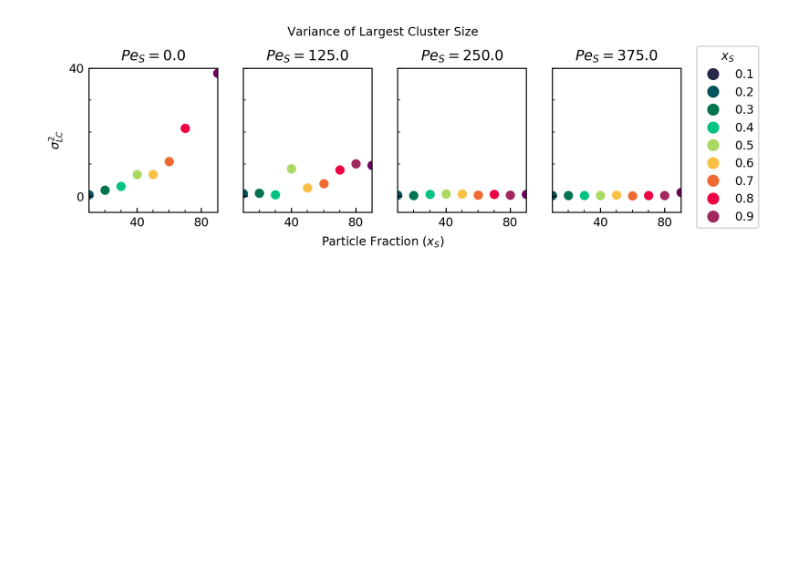
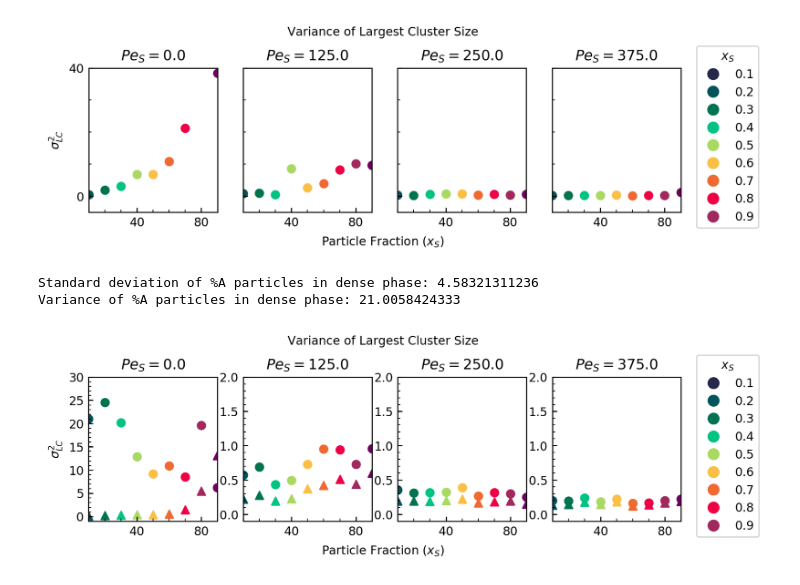
Before and after one commit to kolbt/whingdingdilly, a Jupyter notebook: ipython/particle_fraction/par_frac_data.ipynb, the cells around one changed output. Drawn from its saved outputs; the diff is of its cells as text; code cells hidden in the pictures; blank space fills up the shorter version.

Commit message:
Recording number of A and B particles in largest cluster

```diff
--- a/ipython/particle_fraction/par_frac_data.ipynb
+++ b/ipython/particle_fraction/par_frac_data.ipynb
@@ -884,3 +884,73 @@ plt.legend(title=r'$x_{S}$', handles=legend_elements, loc = 4, bbox_to_anchor=(1
 plt.show()
 # %% [output]
 [figure]
+# %%
+dnAVar = []
+dnBVar = []
+
+for i in xrange(numFiles):
+    dnAVar.append((stdErr['Dense_A'][i])**2)
+    dnBVar.append((stdErr['Dense_B'][i])**2)
+
+print("Standard deviation of %A particles in dense phase: {}").format(stdErr['Dense_A'][0])
+print("Variance of %A particles in dense phase: {}").format(stdErr['Dense_A'][0]**2)
+
+# Let's plot variance of each particle type in dense phase:
+fig, ax = plt.subplots(1, 4, figsize=(8, 2))
+for i in xrange(numFiles):
+    for j in xrange(len(distPeSlow)):
+        if params['peA'][i] == distPeSlow[j] and params['xA'][i] != 100 and params['xA'][i] != 0:
+            ax[j].scatter(params['xA'][i], dnAVar[i],
+                          c=getCol(params['xA'][i]),
+                          marker='o'
+                         )
+            ax[j].scatter(params['xA'][i], dnBVar[i],
+                          c=getCol(params['xA'][i]),
+                          marker='^'
+                         )
+            # Set x axis values
+            ax[j].set_xlim(10, 90)
+            ax[j].xaxis.set_major_locator(MultipleLocator(40))
+            ax[j].xaxis.set_minor_locator(MultipleLocator(10))
+            # Set y axis values
+            ax[j].set_ylim(-5, 30)
+            ax[j].yaxis.set_major_locator(MultipleLocator(5))
+            ax[j].yaxis.set_minor_locator(MultipleLocator(1))
+            ax[j].set_title(r'$Pe_{S}=$' + str(params['peA'][i]))
+
+# Reset axis values if need be:
+ax[0].set_ylim(-1, 30)
+
+ax[1].set_ylim(-0.1, 2)
+ax[1].yaxis.set_major_locator(MultipleLocator(0.5))
+ax[1].yaxis.set_minor_locator(MultipleLocator(0.1))
+
+ax[2].set_ylim(-0.1, 2)
+ax[2].yaxis.set_major_locator(MultipleLocator(0.5))
+ax[2].yaxis.set_minor_locator(MultipleLocator(0.1))
+
+ax[3].set_ylim(-0.1, 2)
+ax[3].yaxis.set_major_locator(MultipleLocator(0.5))
+ax[3].yaxis.set_minor_locator(MultipleLocator(0.1))
+
+ax[0].set_ylabel(r'$\sigma_{LC}^{2}$')
+fig.text(0.51, 1.05, 'Variance of Largest Cluster Size', ha='center')
+fig.text(0.51, -0.05, r'Particle Fraction $(x_{S})$', ha='center')
+
+msz = 10
+legend_elements = [Line2D([0], [0], marker='o', color='w', markerfacecolor=myCols[0], markersize=msz, label=r'$0.1$'),
+                   Line2D([0], [0], marker='o', color='w', markerfacecolor=myCols[1], markersize=msz, label=r'$0.2$'),
+                   Line2D([0], [0], marker='o', color='w', markerfacecolor=myCols[2], markersize=msz, label=r'$0.3$'),
+                   Line2D([0], [0], marker='o', color='w', markerfacecolor=myCols[3], markersize=msz, label=r'$0.4$'),
+                   Line2D([0], [0], marker='o', color='w', markerfacecolor=myCols[4], markersize=msz, label=r'$0.5$'),
+                   Line2D([0], [0], marker='o', color='w', markerfacecolor=myCols[5], markersize=msz, label=r'$0.6$'),
+                   Line2D([0], [0], marker='o', color='w', markerfacecolor=myCols[6], markersize=msz, label=r'$0.7$'),
+                   Line2D([0], [0], marker='o', color='w', markerfacecolor=myCols[7], markersize=msz, label=r'$0.8$'),
+                   Line2D([0], [0], marker='o', color='w', markerfacecolor=myCols[8], markersize=msz, label=r'$0.9$')]
+plt.legend(title=r'$x_{S}$', handles=legend_elements, loc = 4, bbox_to_anchor=(1.65, -0.15))
+
+plt.show()
+# %% [output]
+Standard deviation of %A particles in dense phase: 4.58321311236
+Variance of %A particles in dense phase: 21.0058424333
+[figure, added]
```
Also changed, not shown: parts of 5 cells of this notebook, 1 other file.
